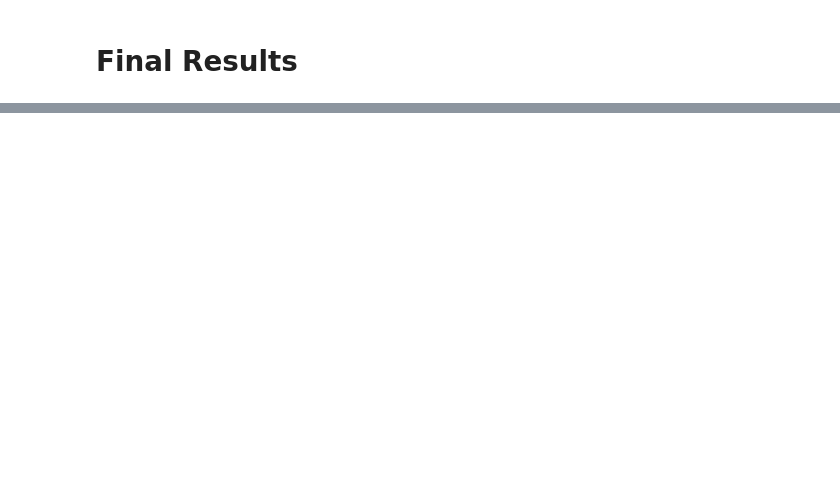
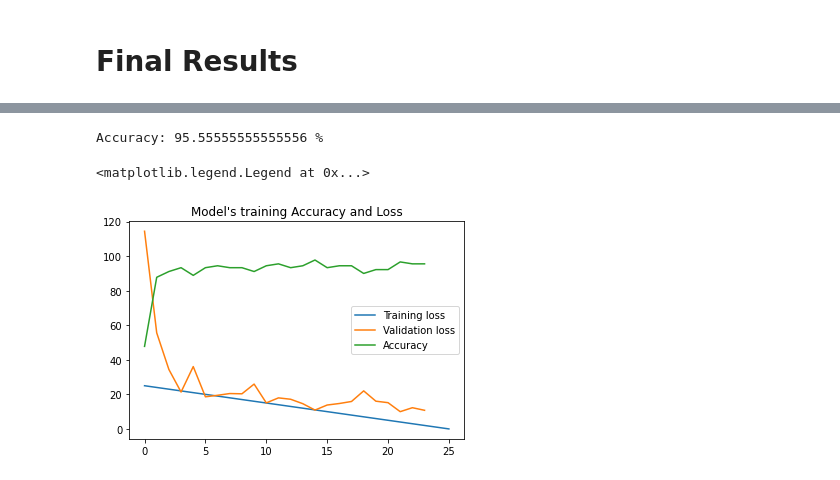
Before and after one commit to Hevenicio/Detecting-COVID-19-with-Chest-X-Ray-using-PyTorch, a Jupyter notebook: Detecting COVID-19 Notebook.ipynb, the cells around one changed output, grey strips where cells are left out. Drawn from its saved outputs; the diff is of its cells as text; code cells hidden in the pictures; blank space fills up the shorter version.

```diff
--- a/Detecting COVID-19 Notebook.ipynb
+++ b/Detecting COVID-19 Notebook.ipynb
@@ -208,4 +202,7 @@ show_preds()
 # %%
+train_loss_arr=[]
+val_loss_arr=[]
+accuracy_arr=[]
 def train(epochs):
     print('Starting training..')
     for e in range(0, epochs):
@@ -226,12 +223,8 @@ def train(epochs):
             optimizer.step()
             train_loss += loss.item()
             if train_step % 20 == 0:
-                print('Evaluating at step', train_step)
-
                 accuracy = 0
-
                 resnet18.eval() # set model to eval phase
-
                 for val_step, (images, labels) in enumerate(dl_test):
                     outputs = resnet18(images)
                     loss = loss_fn(outputs, labels)
@@ -241,19 +234,19 @@ def train(epochs):
                     accuracy += sum((preds == labels).numpy())
 
                 val_loss /= (val_step + 1)
-                accuracy = accuracy/len(test_dataset)
-                print(f'Validation Loss: {val_loss:.4f}, Accuracy: {accuracy:.4f}')
-
-                show_preds()
-
+                accuracy = 100 * accuracy/len(test_dataset)
+                val_loss_arr.append(val_loss*100)
+                accuracy_arr.append(accuracy)
+                print(f'Training Step: {train_step}, Validation Loss: {val_loss:.4f}, Accuracy: {accuracy:.4f}')
+                #show_preds()
                 resnet18.train()
 
-                if accuracy >= 0.95:
+                if accuracy >= 95.00 and val_loss <= 0.01:
                     print('Performance condition satisfied, stopping..')
                     return
 
         train_loss /= (train_step + 1)
-
+        train_loss_arr.append(train_loss)
         print(f'Training Loss: {train_loss:.4f}')
     print('Training complete..')
 # %%
@@ -292,0 +280,4 @@ show_preds()
+# %%
+print("Accuracy:",accuracy_arr[-2],"%")
+# %% [output]
+Accuracy: 95.55555555555556 %
@@ -292,0 +286,9 @@ show_preds()
+# %%
+plt.plot(np.arange(0,train_loss_arr[0]*100,1)[::-1],label="Training loss")
+plt.plot(val_loss_arr,label="Validation loss")
+plt.plot(accuracy_arr,label="Accuracy")
+plt.title("Model's training Accuracy and Loss")
+plt.legend()
+# %% [output]
+<matplotlib.legend.Legend at 0x...>
+[figure, added]
```
Also changed, not shown: parts of 15 cells of this notebook, 1 other file.
